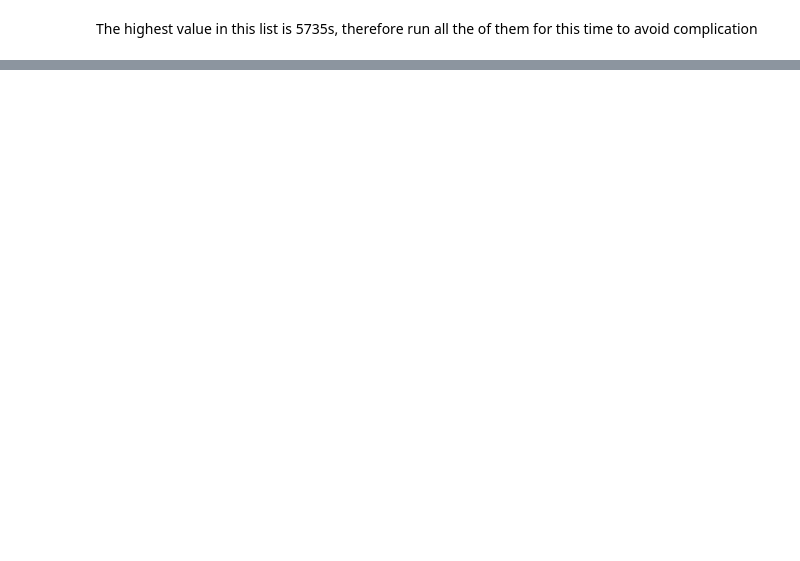
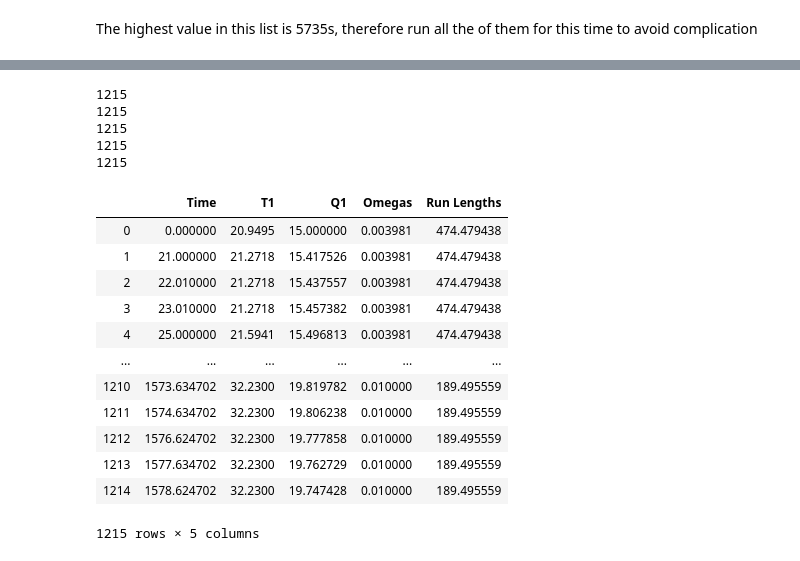
Before and after one commit to JarrydWebber/CPB-Group-17-2020, a Jupyter notebook: Response Data Notebook.ipynb, the cells around one changed output, grey strips where cells are left out. Saved outputs shown, nothing was run; the diff lists cells and outputs as text; code cells hidden in the pictures; blank space fills up the shorter version.

```diff
--- a/Response Data Notebook.ipynb
+++ b/Response Data Notebook.ipynb
@@ -122,0 +136,32 @@ KeyboardInterrupt:
+# %%
+h.load_session(1)
+# %%
+data = {"Time" : h.t, "T1" : h.logdict['T1'], "Q1" : h.logdict['Q1'], 'Omegas': omega_spans, 'Run Lengths' :run_length_spans}
+# %%
+for entry in data:
+    print (len(data[entry]))
+# %% [output]
+1215
+1215
+1215
+1215
+1215
+# %%
+data_frame = pd.DataFrame(data = data)
+data_frame.to_csv("Sinusoidals.csv")
+# %%
+data_frame
+# %% [output]
+|  | Time | T1 | Q1 | Omegas | Run Lengths |
+| 0 | 0.000000 | 20.9495 | 15.000000 | 0.003981 | 474.479438 |
+| 1 | 21.000000 | 21.2718 | 15.417526 | 0.003981 | 474.479438 |
+| 2 | 22.010000 | 21.2718 | 15.437557 | 0.003981 | 474.479438 |
+| 3 | 23.010000 | 21.2718 | 15.457382 | 0.003981 | 474.479438 |
+| 4 | 25.000000 | 21.5941 | 15.496813 | 0.003981 | 474.479438 |
+| ... | ... | ... | ... | ... | ... |
+| 1210 | 1573.634702 | 32.2300 | 19.819782 | 0.010000 | 189.495559 |
+| 1211 | 1574.634702 | 32.2300 | 19.806238 | 0.010000 | 189.495559 |
+| 1212 | 1576.624702 | 32.2300 | 19.777858 | 0.010000 | 189.495559 |
+| 1213 | 1577.634702 | 32.2300 | 19.762729 | 0.010000 | 189.495559 |
+| 1214 | 1578.624702 | 32.2300 | 19.747428 | 0.010000 | 189.495559 |
+1215 rows × 5 columns
```
Also changed, not shown: parts of 12 cells of this notebook, 1 other file.
